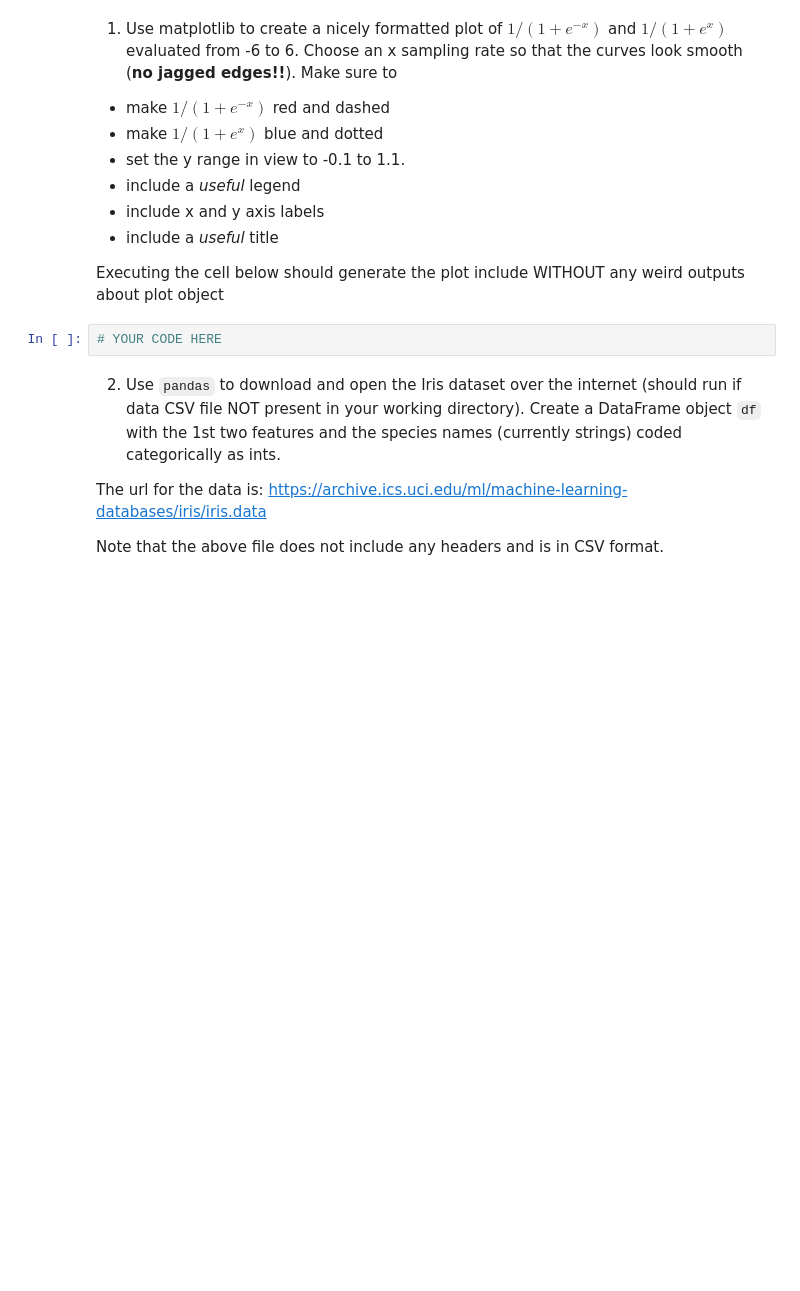
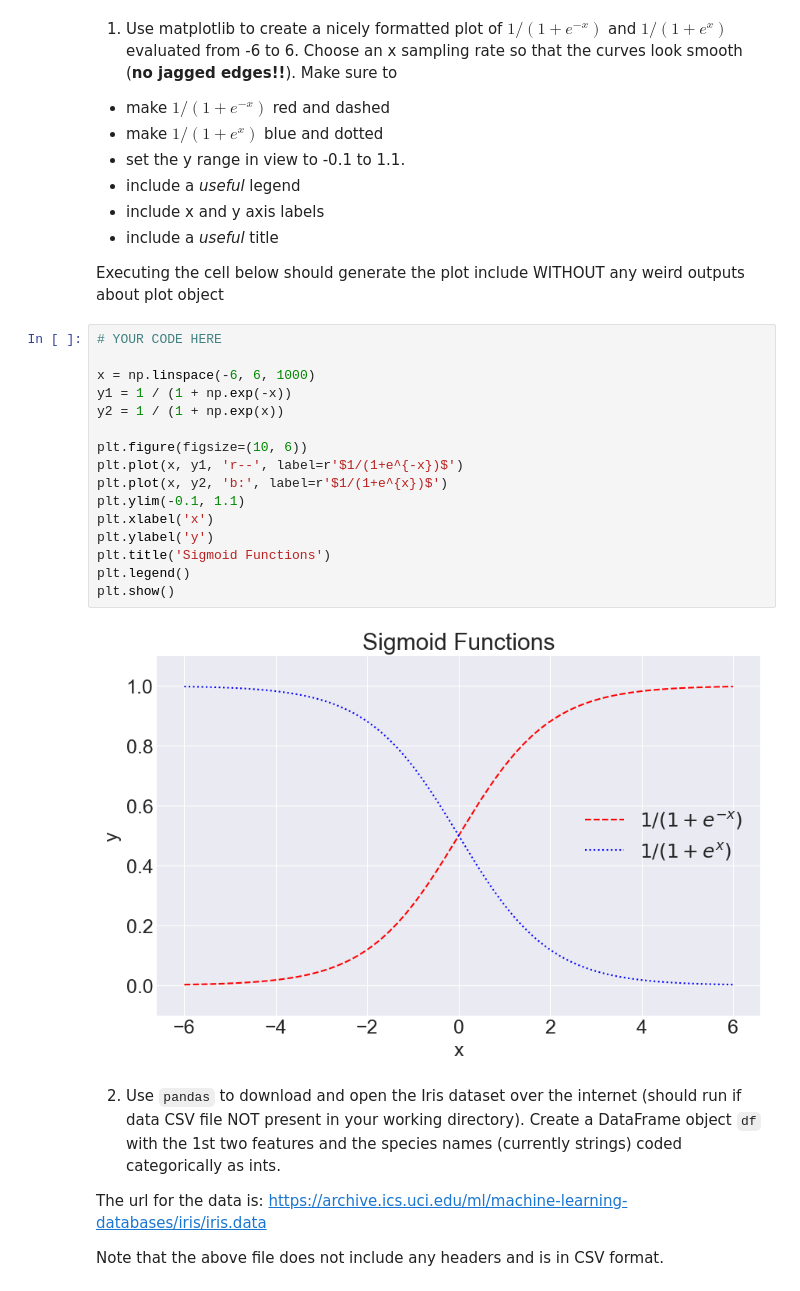
Before and after one commit to djluci/NeuralNetworks, a Jupyter notebook: Project0_ScientificPython/sci_python.ipynb, the cells around one changed output. Cells and saved outputs as stored; diff of their text form; blank space fills up the shorter version.

```diff
--- a/Project0_ScientificPython/sci_python.ipynb
+++ b/Project0_ScientificPython/sci_python.ipynb
@@ -489,8 +547,24 @@ print('''[[ True  True  True  True False]
 - include a *useful* title
 
 Executing the cell below should generate the plot include WITHOUT any weird outputs about plot object
-# %%
-# YOUR CODE HERE
+# %%
+# YOUR CODE HERE
+
+x = np.linspace(-6, 6, 1000)
+y1 = 1 / (1 + np.exp(-x))
+y2 = 1 / (1 + np.exp(x))
+
+plt.figure(figsize=(10, 6))
+plt.plot(x, y1, 'r--', label=r'$1/(1+e^{-x})$')
+plt.plot(x, y2, 'b:', label=r'$1/(1+e^{x})$')
+plt.ylim(-0.1, 1.1)
+plt.xlabel('x')
+plt.ylabel('y')
+plt.title('Sigmoid Functions')
+plt.legend()
+plt.show()
+# %% [output]
+[figure, added]
 # %% [markdown]
 2. Use `pandas` to download and open the Iris dataset over the internet (should run if data CSV file NOT present in your working directory). Create a DataFrame object `df` with the 1st two features and the species names (currently strings) coded categorically as ints.
 
```
Also changed, not shown: parts of 28 cells of this notebook.
